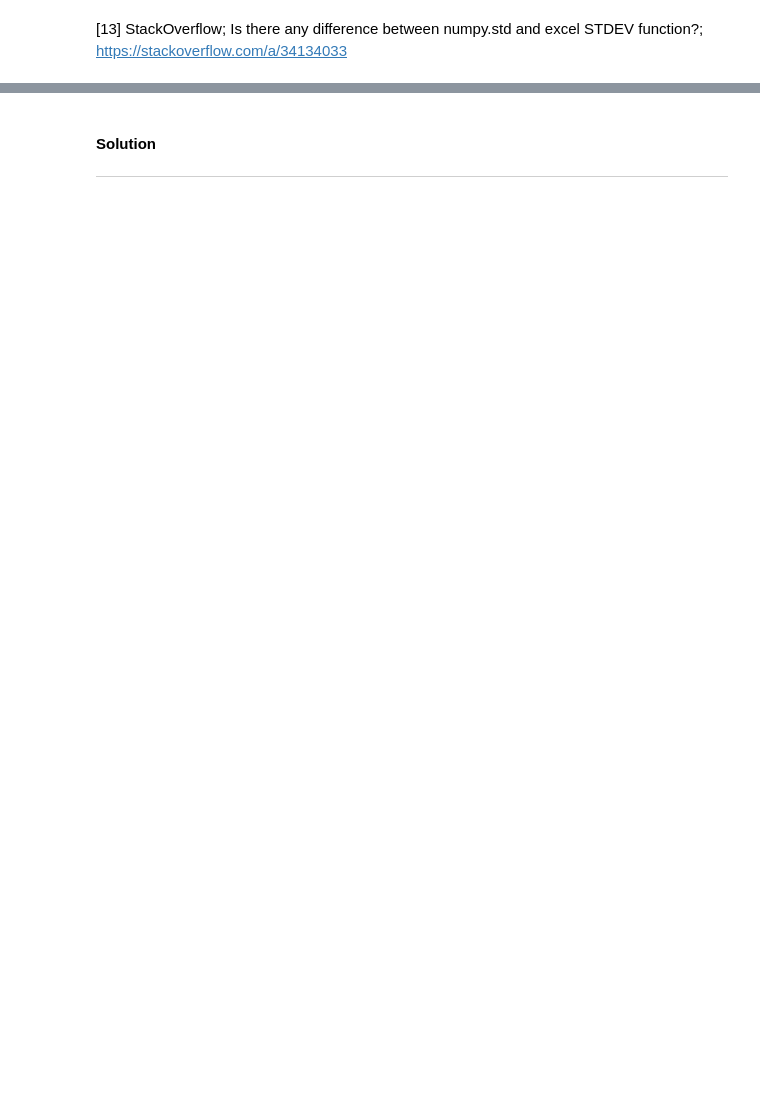
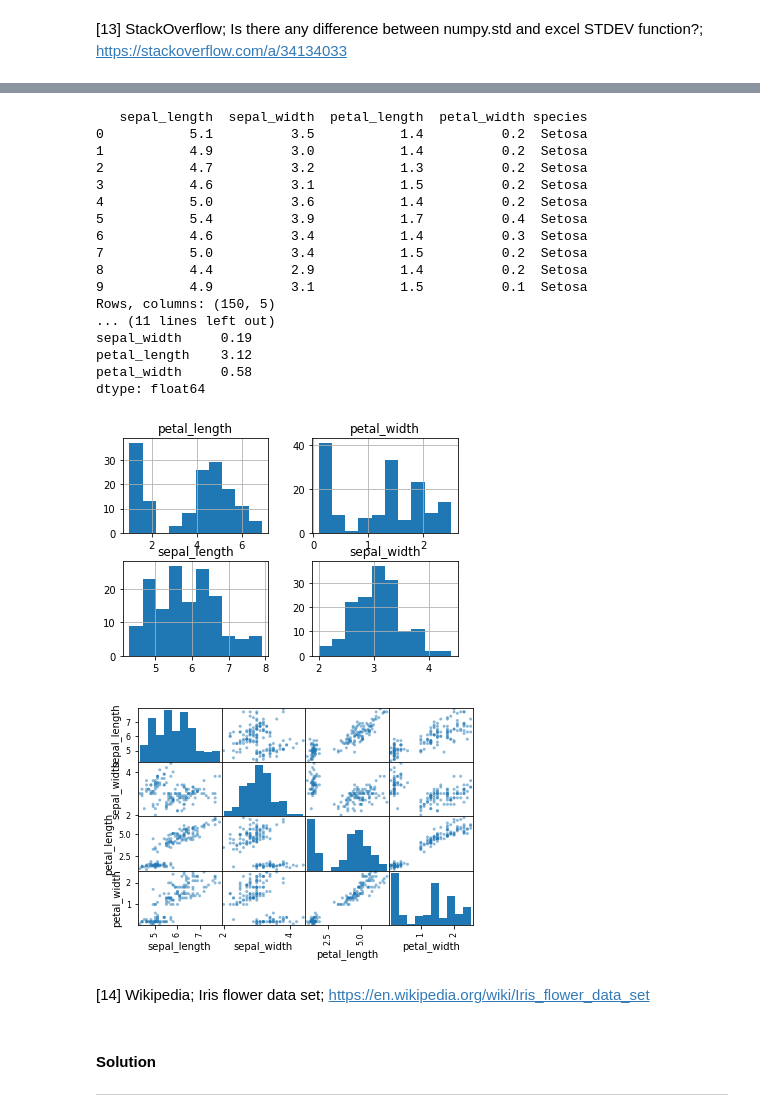
Before and after one commit to amacuga/mls-tasks-2020, a Jupyter notebook: Assessment.ipynb, the cells around one changed output, grey strips where cells are left out. Drawn from its saved outputs; the diff is of its cells as text; code cells hidden in the pictures; blank space fills up the shorter version.

```diff
--- a/Assessment.ipynb
+++ b/Assessment.ipynb
@@ -443,3 +461,76 @@ Use **scikit-learn** to apply *k*-means clustering to Fisher’s famous Iris dat
+# %%
+# Load modules
+import pandas as pd
+from pandas.plotting import scatter_matrix
+import matplotlib.pyplot as plt
+
+# Load dataset
+file = "iris.csv"
+features = ['sepal_length', 'sepal_width', 'petal_length', 'petal_width', 'species']
+dataset = pd.read_csv(file, names=features)
+
+# Print first 10 lines of the dataset
+print(dataset.head(10))
+
+# Print the number of rows and columns
+print("Rows, columns:", dataset.shape)
+
+# For each column, calculate the following values:
+# - number of values
+# - mean
+# - standard deviation
+# - minimum
+# - lower percentile(25th)
+# - median (50th percentile)
+# - upper percentile (75th)
+# - maximum
+describe = dataset.describe()
+
+# Round the results to two decimal places
+describe = round(describe, 2)
+
+# Print the results
+print(describe)
+
+# Calculate the variance of each column
+df = pd.DataFrame(dataset)
+df = df.var()
+
+# Round the variance to two decimal places
+df = round(df, 2)
+
+# Print the variance
+print('Variance: ' '\n' + str(df))
+
+# Create a histogram
+dataset.hist()
+plt.show()
+
+# Create a scatter plot matrix
+scatter_matrix(dataset)
+plt.show()
+# %% [output]
+   sepal_length  sepal_width  petal_length  petal_width species
+0           5.1          3.5           1.4          0.2  Setosa
+1           4.9          3.0           1.4          0.2  Setosa
+2           4.7          3.2           1.3          0.2  Setosa
+3           4.6          3.1           1.5          0.2  Setosa
+4           5.0          3.6           1.4          0.2  Setosa
+5           5.4          3.9           1.7          0.4  Setosa
+6           4.6          3.4           1.4          0.3  Setosa
+7           5.0          3.4           1.5          0.2  Setosa
+8           4.4          2.9           1.4          0.2  Setosa
+9           4.9          3.1           1.5          0.1  Setosa
+Rows, columns: (150, 5)
+... (11 lines left out)
+sepal_width     0.19
+petal_length    3.12
+petal_width     0.58
+dtype: float64
+[figure, added]
+[figure, added]
+# %% [markdown]
+[14] Wikipedia; Iris flower data set; https://en.wikipedia.org/wiki/Iris_flower_data_set
 # %% [markdown]
 #### Solution
 ***
```
Also changed, not shown: parts of 6 cells of this notebook, 2 other files.
